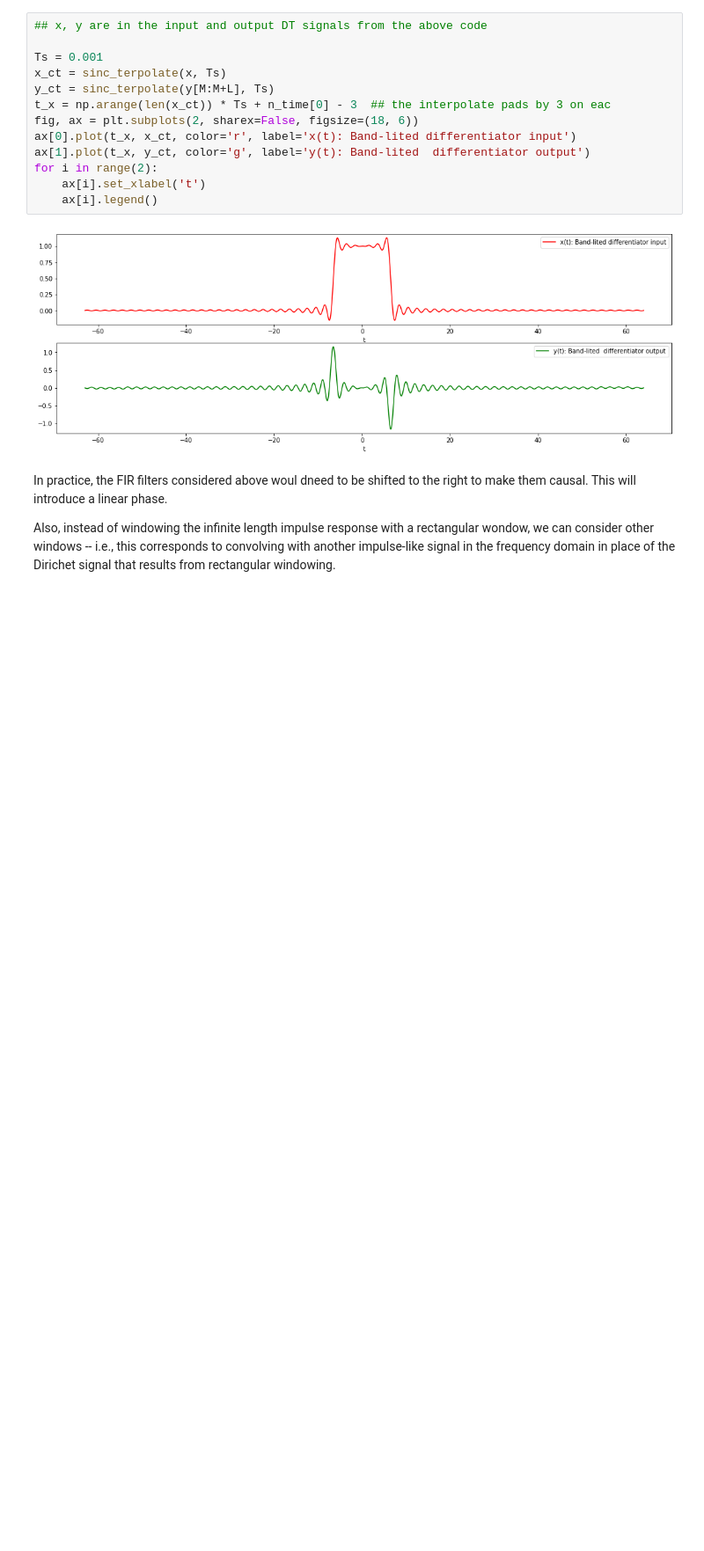
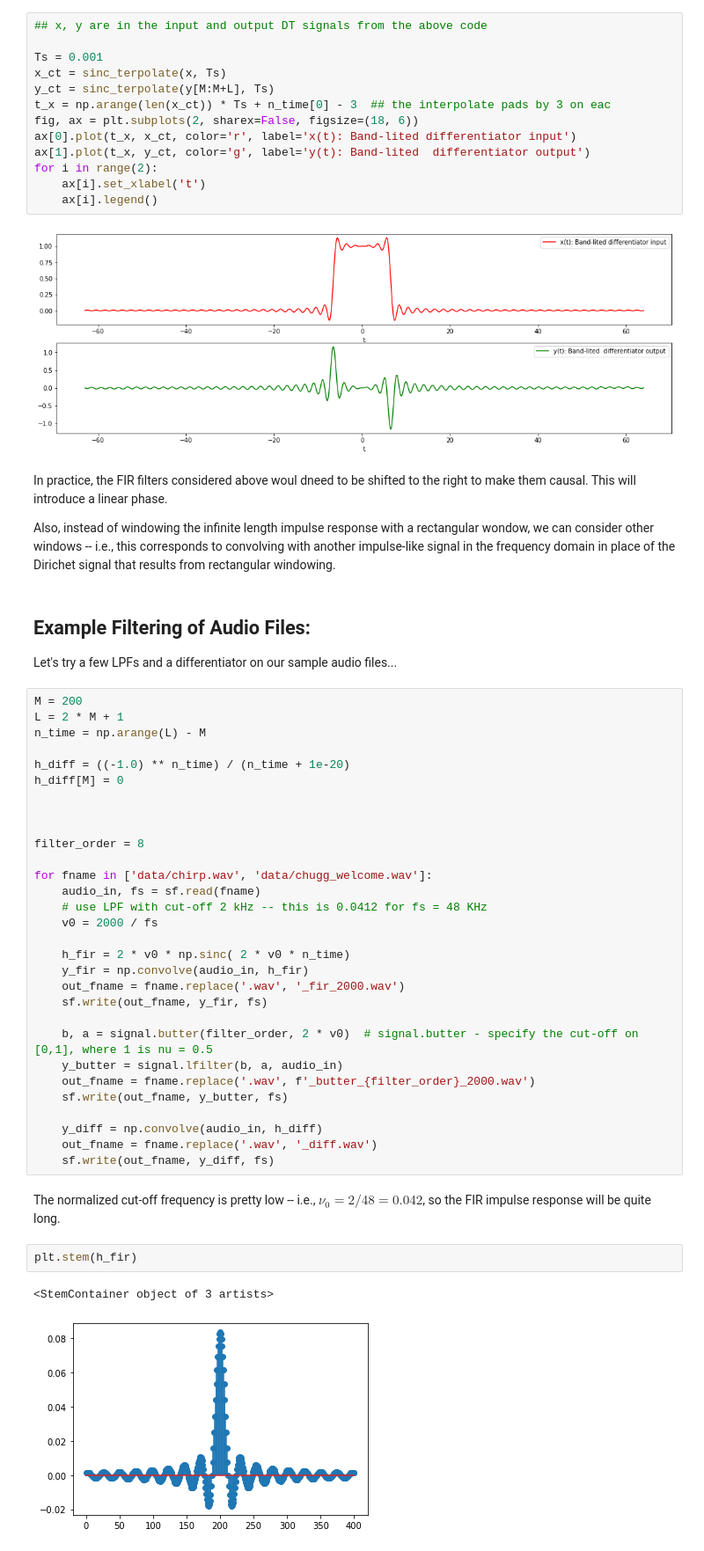
Before and after one commit to keithchugg/ee301_spring2021, a Jupyter notebook: lecture_examples/DTFT_examples.ipynb, the cells around one changed output. Shown at 88% size. Drawn from its saved outputs; the diff is of its cells as text; blank space fills up the shorter version.

Commit message:
update DTFT example to add some audio filters

```diff
--- a/lecture_examples/DTFT_examples.ipynb
+++ b/lecture_examples/DTFT_examples.ipynb
@@ -220,3 +222,43 @@ for i in range(2):
 In practice, the FIR filters considered above woul dneed to be shifted to the right to make them causal.  This will introduce a linear phase.
 
 Also, instead of windowing the infinite length impulse response with a rectangular wondow, we can consider other windows -- i.e., this corresponds to convolving with another impulse-like signal in the frequency domain in place of the Dirichet signal that results from rectangular windowing.
+# %% [markdown]
+## Example Filtering of Audio Files:
+Let's try a few LPFs and a differentiator on our sample audio files...
+# %%
+M = 200
+L = 2 * M + 1
+n_time = np.arange(L) - M
+
+h_diff = ((-1.0) ** n_time) / (n_time + 1e-20)
+h_diff[M] = 0
+
+
+
+filter_order = 8
+
+for fname in ['data/chirp.wav', 'data/chugg_welcome.wav']:
+    audio_in, fs = sf.read(fname)
+    # use LPF with cut-off 2 kHz -- this is 0.0412 for fs = 48 KHz
+    v0 = 2000 / fs
+
+    h_fir = 2 * v0 * np.sinc( 2 * v0 * n_time)
+    y_fir = np.convolve(audio_in, h_fir)
+    out_fname = fname.replace('.wav', '_fir_2000.wav')
+    sf.write(out_fname, y_fir, fs)
+
+    b, a = signal.butter(filter_order, 2 * v0)  # signal.butter - specify the cut-off on [0,1], where 1 is nu = 0.5
+    y_butter = signal.lfilter(b, a, audio_in)
+    out_fname = fname.replace('.wav', f'_butter_{filter_order}_2000.wav')
+    sf.write(out_fname, y_butter, fs)
+
+    y_diff = np.convolve(audio_in, h_diff)
+    out_fname = fname.replace('.wav', '_diff.wav')
+    sf.write(out_fname, y_diff, fs)
+# %% [markdown]
+The normalized cut-off frequency is pretty low -- i.e., $\nu_0 = 2/ 48 = 0.042$, so the FIR impulse response will be quite long.
+# %%
+plt.stem(h_fir)
+# %% [output]
+<StemContainer object of 3 artists>
+[figure, added]
```
Also changed, not shown: parts of 6 cells of this notebook, 11 other files.
